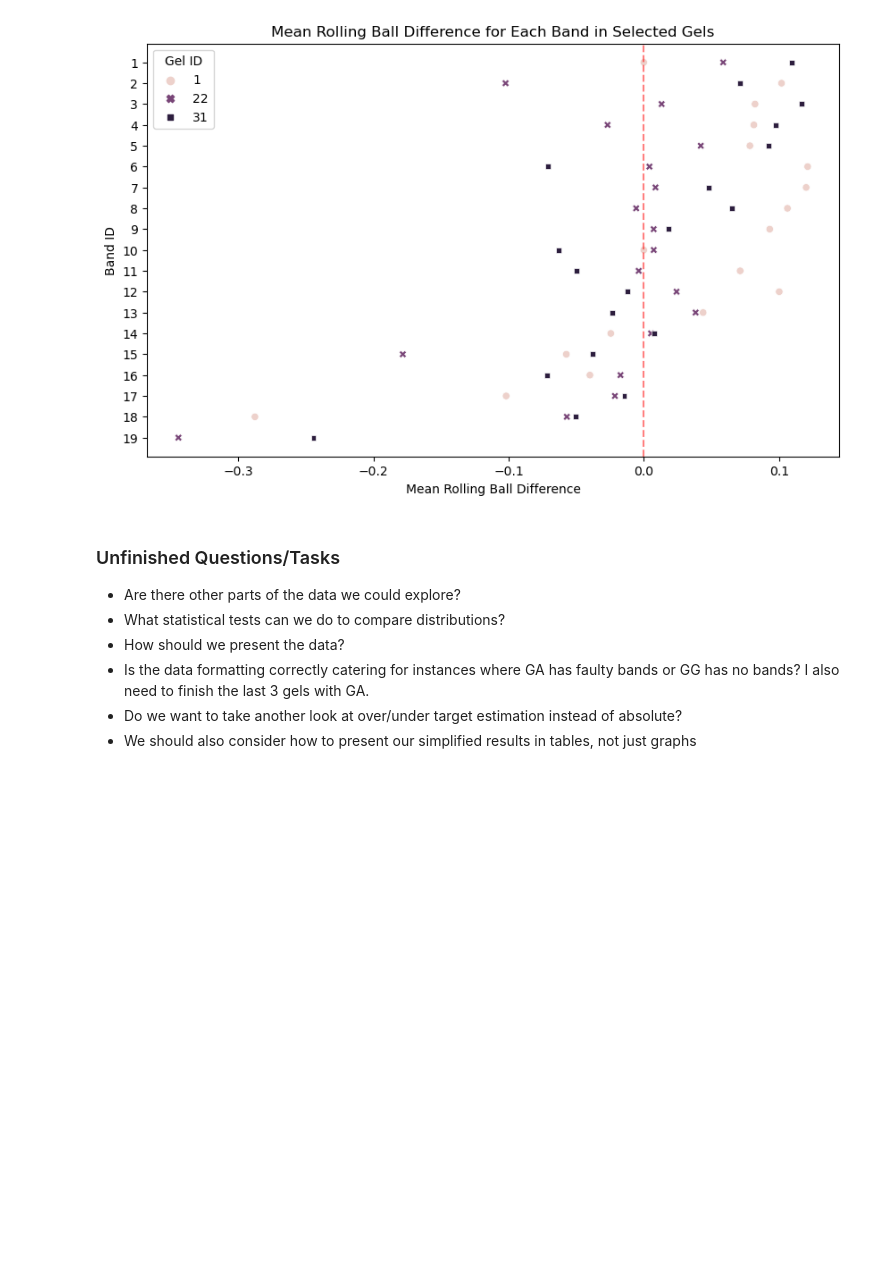
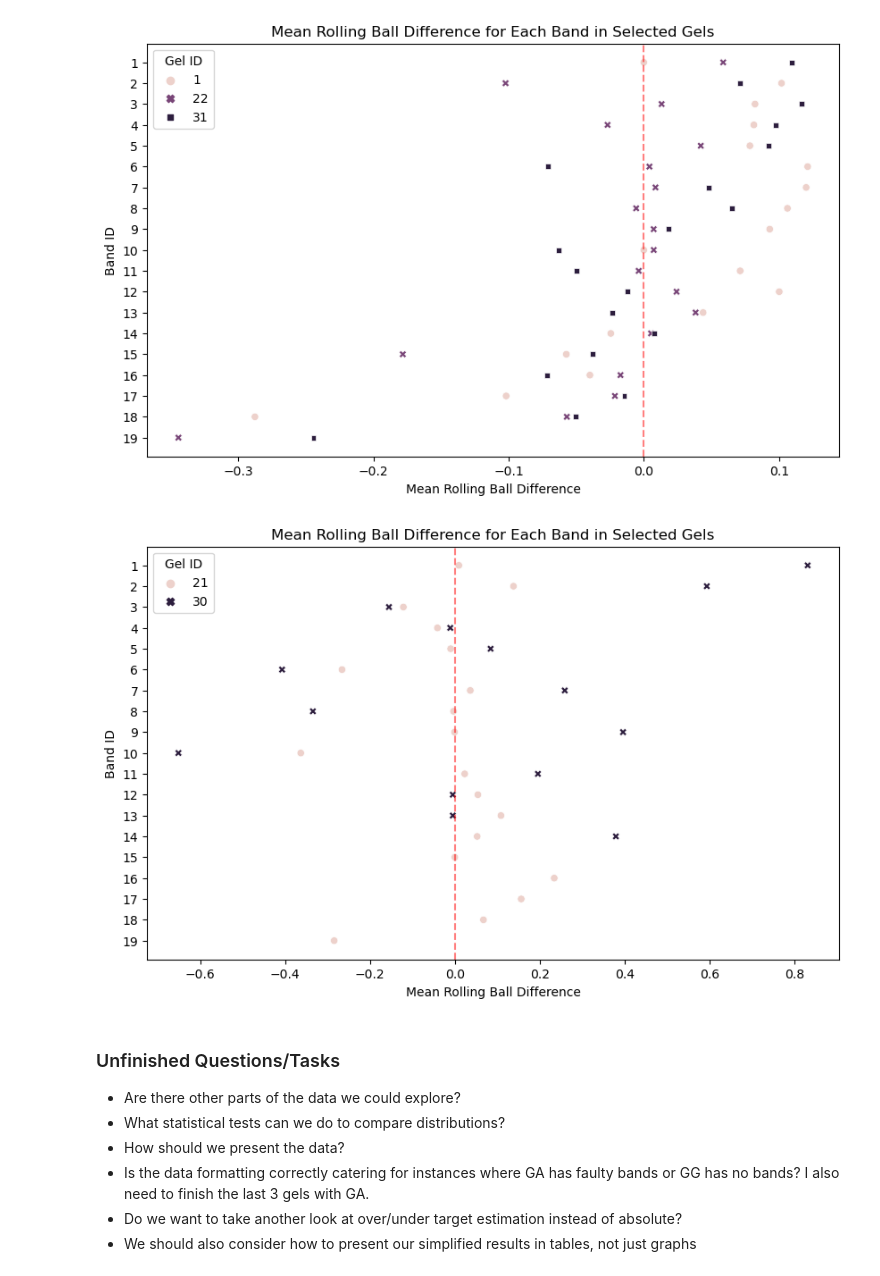
Before and after one commit to mattaq31/GelGenie, a Jupyter notebook: python-gelgenie/statistical_analysis/Analysis on Merged DF.ipynb, the cells around one changed output. Cells and saved outputs as stored; diff of their text form; code cells hidden in the pictures; blank space fills up the shorter version.

Commit message:
Looked further into band trends

```diff
--- a/python-gelgenie/statistical_analysis/Analysis on Merged DF.ipynb
+++ b/python-gelgenie/statistical_analysis/Analysis on Merged DF.ipynb
@@ -241,6 +241,27 @@ plt.show()
 # Trend suggests that higher bands are overestimated and lower bands are underestimated. And the underestimation is more severe than the overestimation. Lower bands are fainter and have a less defined edge.
 # %% [output]
 [figure]
+# %%
+selected_gels = [21, 30]
+
+filtered_df = main_df[main_df['Gel ID'].isin(selected_gels)]
+
+mean_rolling_ball_diff = filtered_df.groupby(['Gel ID', 'Band ID'])['Rolling Ball Difference'].mean().reset_index()
+
+plt.figure(figsize=(10, 6))
+sns.scatterplot(data=mean_rolling_ball_diff, x='Rolling Ball Difference', y='Band ID', hue='Gel ID', style='Gel ID')
+plt.xlabel('Mean Rolling Ball Difference')
+plt.ylabel('Band ID')
+plt.yticks(range(1, 20))
+plt.gca().invert_yaxis()
+plt.title('Mean Rolling Ball Difference for Each Band in Selected Gels')
+plt.legend(title='Gel ID')
+plt.axvline(x=0, color='red', linestyle='--', alpha=0.5)
+plt.show()
+
+# Here I tried to select two gels that had bands with well defined edges. With these bands the trend previously observed is not present. Here the difference is also far larger than previously observed too
+# %% [output]
+[figure, added]
 # %% [markdown]
 ### Unfinished Questions/Tasks
 
```
Also changed, not shown: parts of 1 cell of this notebook.
